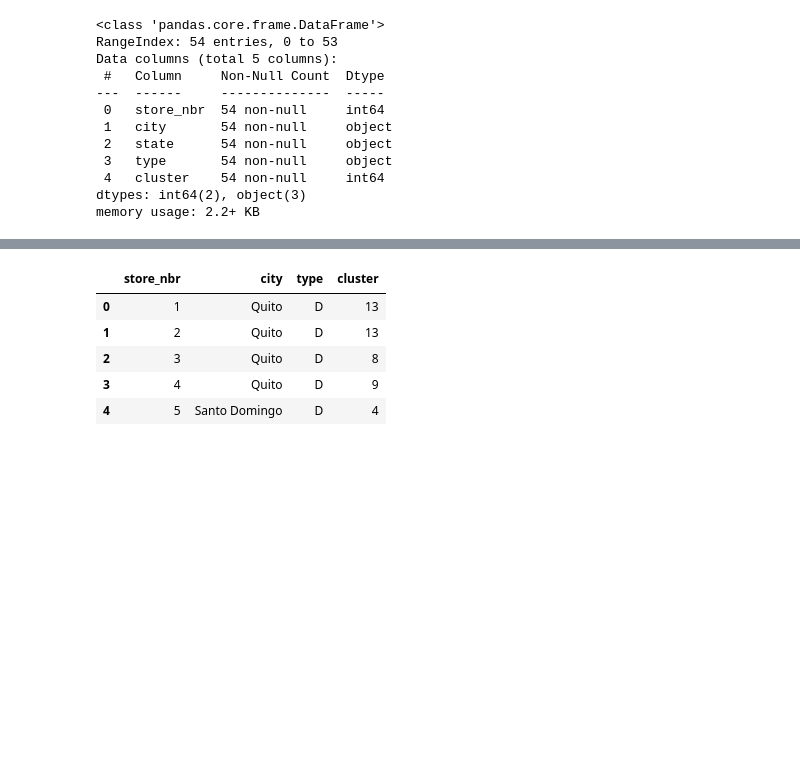
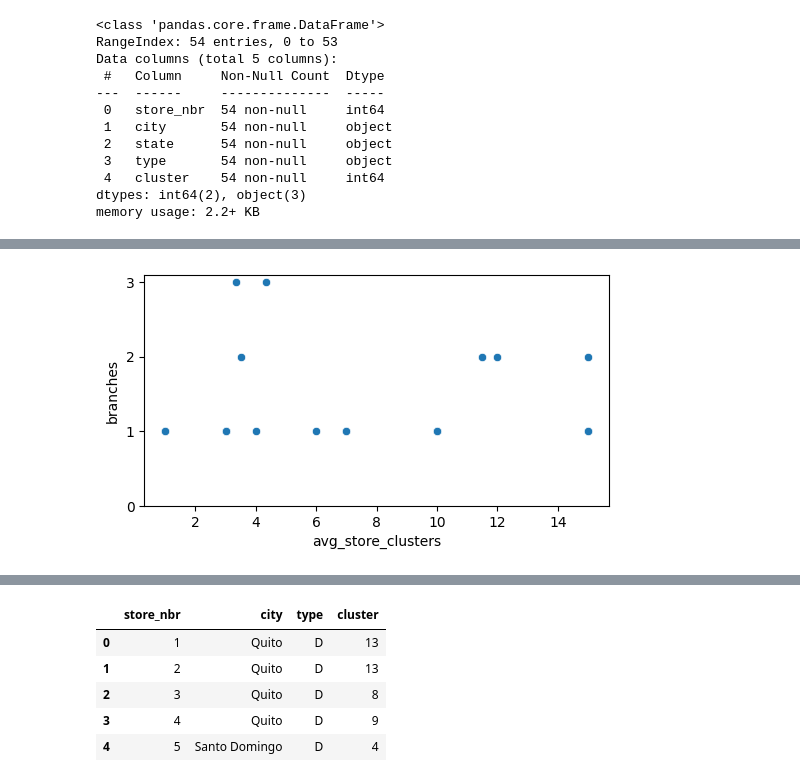
Before and after one commit to Komsan-Kongwongsupak/store-sales, a Jupyter notebook: store-sales.ipynb, the cells around one changed output, grey strips where cells are left out. Cells and saved outputs as stored; diff of their text form; code cells hidden in the pictures; blank space fills up the shorter version.

```diff
--- a/store-sales.ipynb
+++ b/store-sales.ipynb
@@ -68,0 +161,7 @@ print(ecu_map)
+# %%
+plt.figure(figsize=(6, 3))
+ax = sns.scatterplot(data=df_map_wo_outliers, x='avg_store_clusters', y='branches')
+ax.set_yticks(np.arange(0, 4))
+plt.show()
+# %% [output]
+[figure, added]
```
Also changed, not shown: parts of 23 cells of this notebook.
